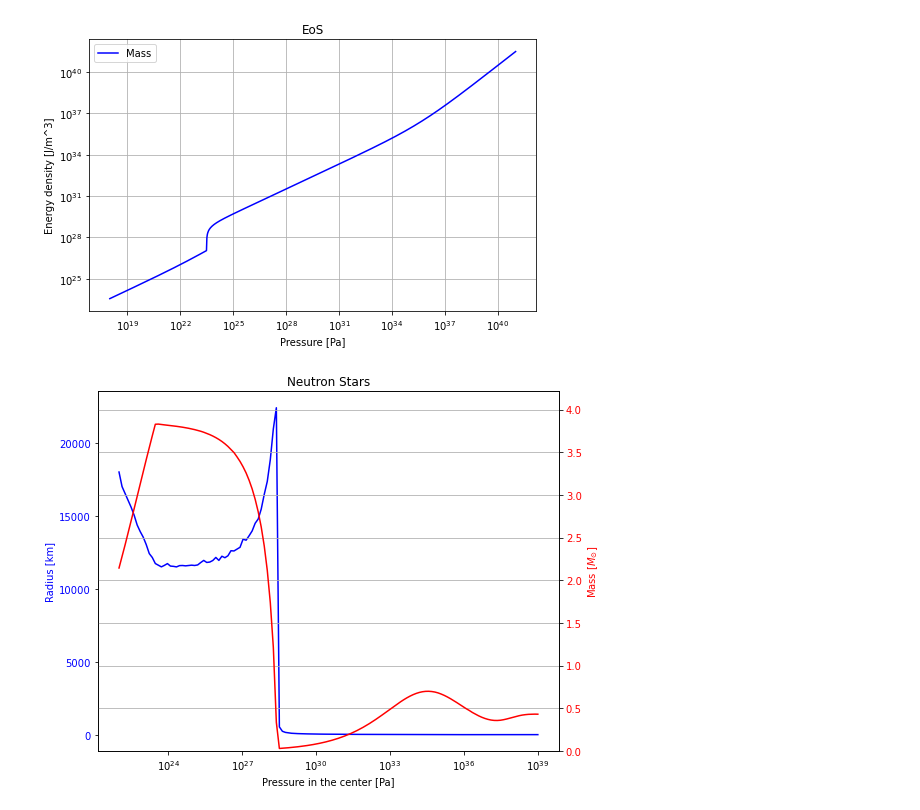
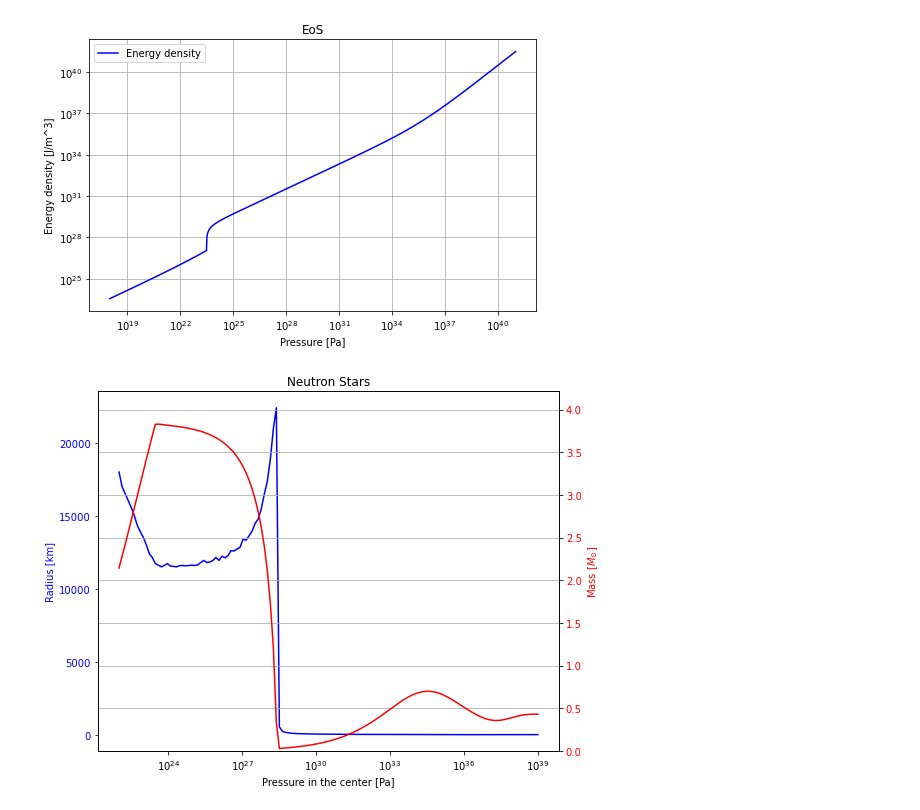
Before and after one commit to MariaLuciaMarcelli/White-Dwarfs-and-Neutron-Stars, a Jupyter notebook: Neutron Stars with protons and electrons/neutron_stars_protons_electronsTOV_root_finding_EoS.ipynb, the cells around one changed output. Saved outputs shown, nothing was run; the diff lists cells and outputs as text; code cells hidden in the pictures.

```diff
--- a/Neutron Stars with protons and electrons/neutron_stars_protons_electronsTOV_root_finding_EoS.ipynb
+++ b/Neutron Stars with protons and electrons/neutron_stars_protons_electronsTOV_root_finding_EoS.ipynb
@@ -83,20 +83,20 @@ def energy_density(p):
 # %%
 #EoS
 p_values = np.logspace(18, 41, 1000)
 e_values = [energy_density(p) for p in p_values]
 
 plt.figure(figsize=(8, 5))
-plt.plot(p_values, e_values, 'b-', label="Mass")
+plt.plot(p_values, e_values, 'b-', label="Energy density")
 plt.xscale('log')
 plt.yscale('log')
 plt.xlabel('Pressure [Pa]')
 plt.ylabel('Energy density [J/m^3]')
 plt.legend()
 plt.title('EoS')
 plt.grid()
 plt.show()
 # %% [output]
-[figure, old version]
+[figure, new version]
 # %%
 def tov_equations(r, y):
     p, m = y
```
